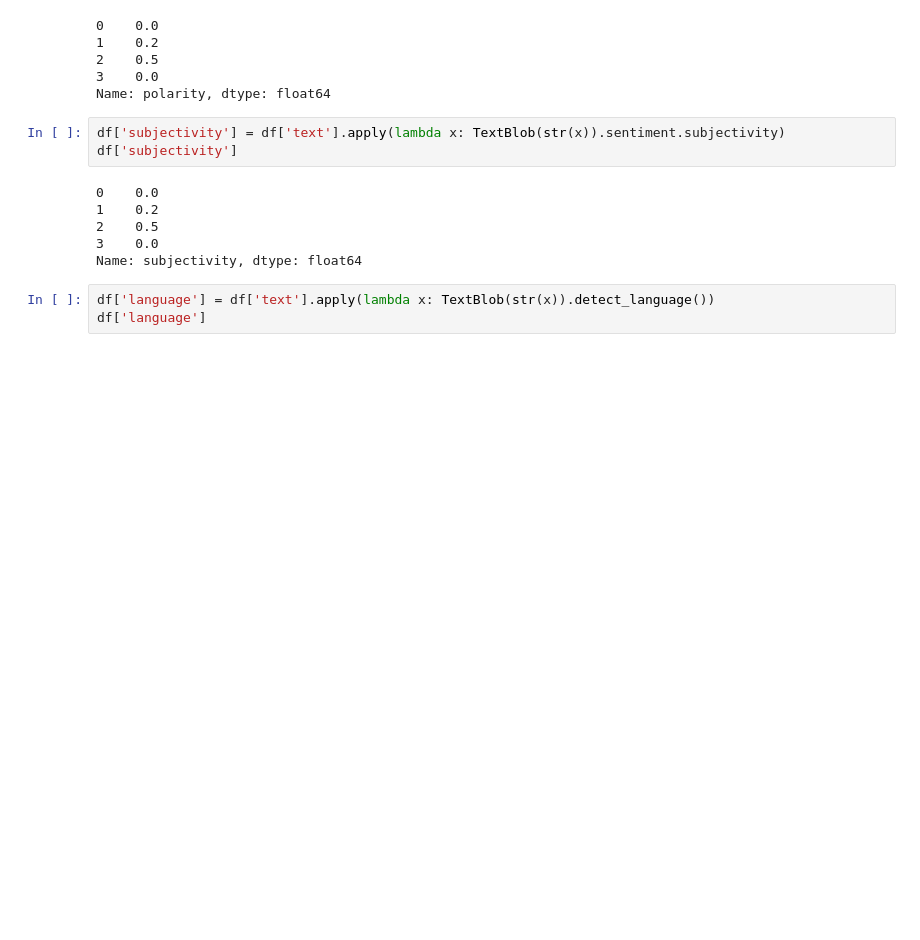
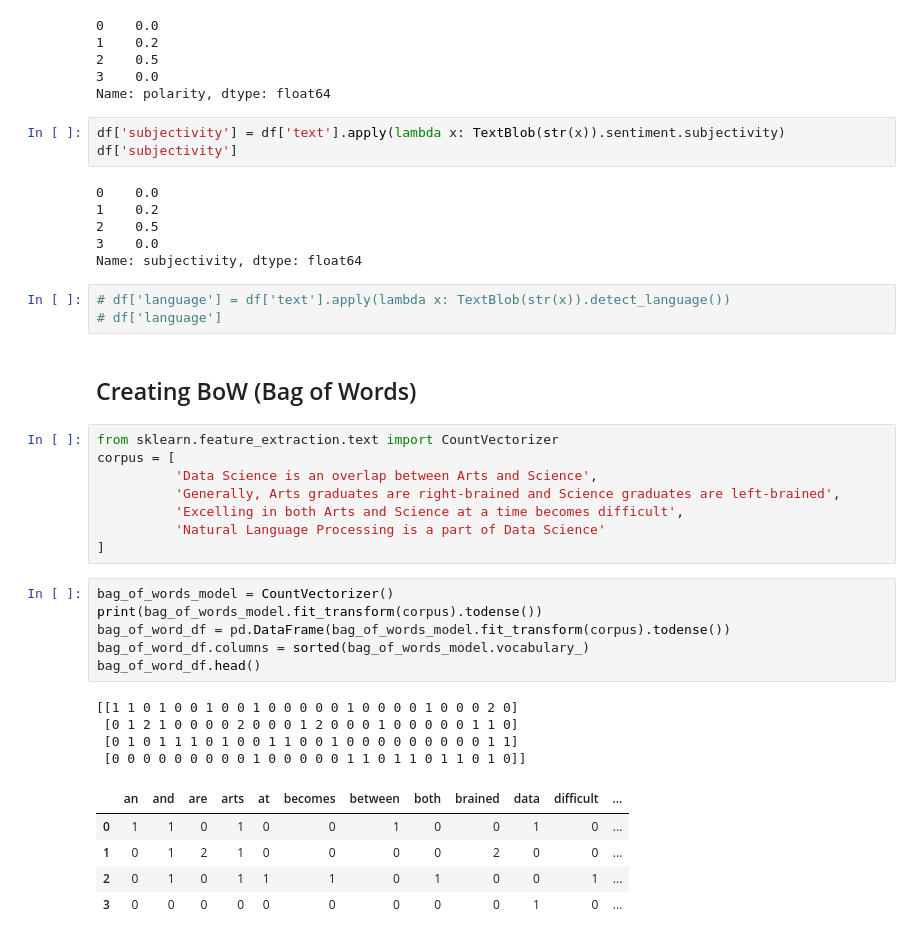
Before and after one commit to kemaladamr/NLP_Fundamentals, a Jupyter notebook: Basic_FeatureExtraction.ipynb, the cells around one changed output. Drawn from its saved outputs; the diff is of its cells as text; blank space fills up the shorter version.

Commit message:
Bag of Words (BoW)

```diff
--- a/Basic_FeatureExtraction.ipynb
+++ b/Basic_FeatureExtraction.ipynb
@@ -402,5 +402,31 @@ df['subjectivity']
 3    0.0
 Name: subjectivity, dtype: float64
 # %%
-df['language'] = df['text'].apply(lambda x: TextBlob(str(x)).detect_language())
-df['language']
+# df['language'] = df['text'].apply(lambda x: TextBlob(str(x)).detect_language())
+# df['language']
+# %% [markdown]
+## Creating BoW (Bag of Words)
+# %%
+from sklearn.feature_extraction.text import CountVectorizer
+corpus = [
+          'Data Science is an overlap between Arts and Science',
+          'Generally, Arts graduates are right-brained and Science graduates are left-brained',
+          'Excelling in both Arts and Science at a time becomes difficult',
+          'Natural Language Processing is a part of Data Science'
+]
+# %%
+bag_of_words_model = CountVectorizer()
+print(bag_of_words_model.fit_transform(corpus).todense())
+bag_of_word_df = pd.DataFrame(bag_of_words_model.fit_transform(corpus).todense())
+bag_of_word_df.columns = sorted(bag_of_words_model.vocabulary_)
+bag_of_word_df.head()
+# %% [output]
+[[1 1 0 1 0 0 1 0 0 1 0 0 0 0 0 1 0 0 0 0 1 0 0 0 2 0]
+ [0 1 2 1 0 0 0 0 2 0 0 0 1 2 0 0 0 1 0 0 0 0 0 1 1 0]
+ [0 1 0 1 1 1 0 1 0 0 1 1 0 0 1 0 0 0 0 0 0 0 0 0 1 1]
+ [0 0 0 0 0 0 0 0 0 1 0 0 0 0 0 1 1 0 1 1 0 1 1 0 1 0]]
+|  | an | and | are | arts | at | becomes | between | both | brained | data | difficult | ... |
+| 0 | 1 | 1 | 0 | 1 | 0 | 0 | 1 | 0 | 0 | 1 | 0 | ... |
+| 1 | 0 | 1 | 2 | 1 | 0 | 0 | 0 | 0 | 2 | 0 | 0 | ... |
+| 2 | 0 | 1 | 0 | 1 | 1 | 1 | 0 | 1 | 0 | 0 | 1 | ... |
+| 3 | 0 | 0 | 0 | 0 | 0 | 0 | 0 | 0 | 0 | 1 | 0 | ... |
```
Also changed, not shown: parts of 6 cells of this notebook.
